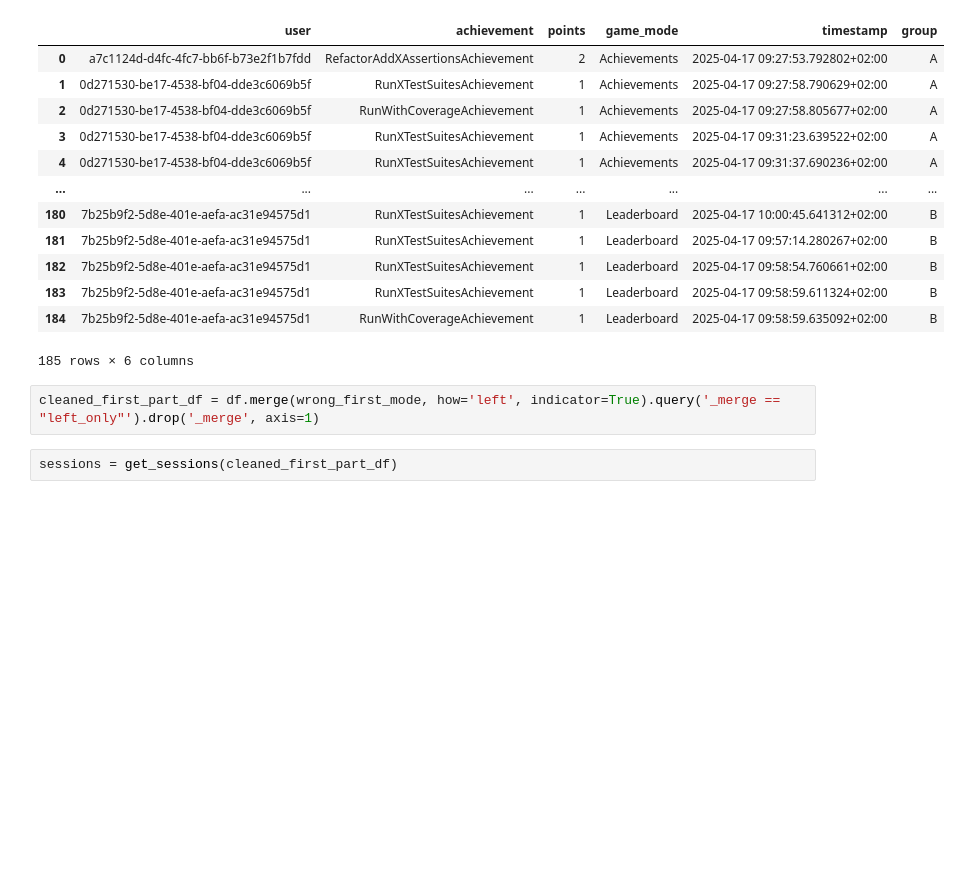
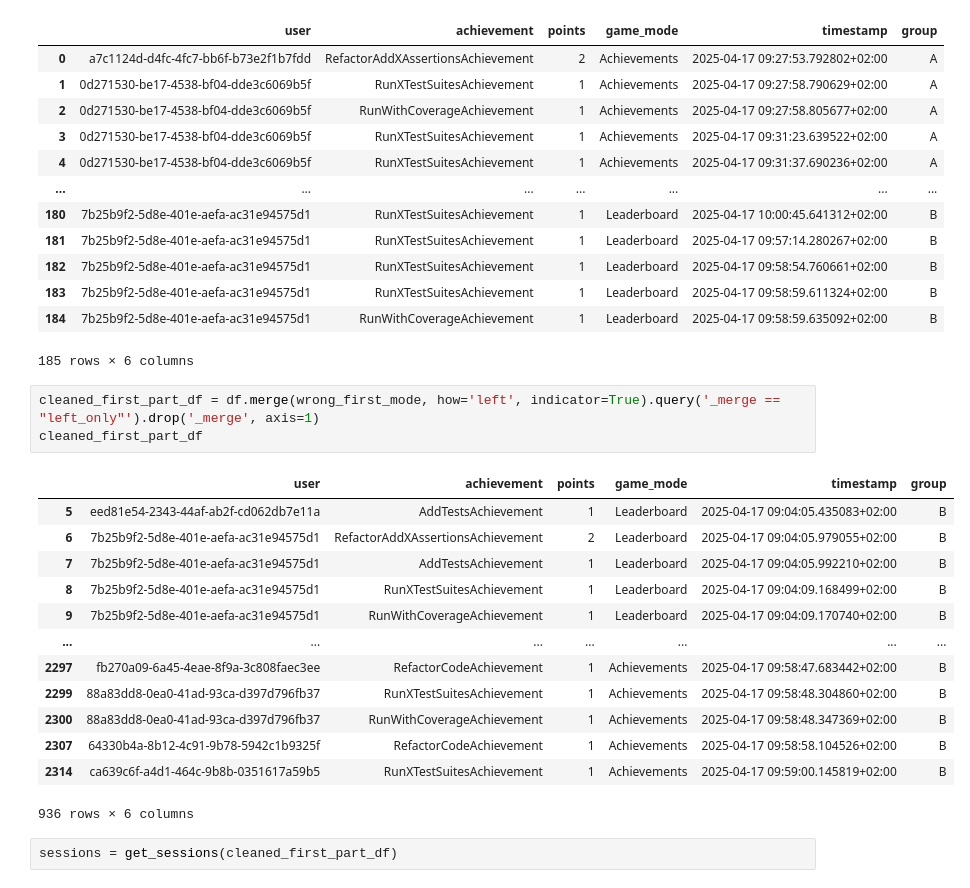
Before and after one commit to ThibBer/MemoireDataAnalytics, a Jupyter notebook: notebooks/arrange data/Database data.ipynb, the cells around one changed output. Drawn from its saved outputs; the diff is of its cells as text; blank space fills up the shorter version.

```diff
--- a/notebooks/arrange data/Database data.ipynb
+++ b/notebooks/arrange data/Database data.ipynb
@@ -158,6 +163,21 @@ Invalid wrong mode activity count : 185
 185 rows × 6 columns
 # %%
 cleaned_first_part_df = df.merge(wrong_first_mode, how='left', indicator=True).query('_merge == "left_only"').drop('_merge', axis=1)
+cleaned_first_part_df
+# %% [output]
+|  | user | achievement | points | game_mode | timestamp | group |
+| 5 | eed81e54-2343-44af-ab2f-cd062db7e11a | AddTestsAchievement | 1 | Leaderboard | 2025-04-17 09:04:05.435083+02:00 | B |
+| 6 | 7b25b9f2-5d8e-401e-aefa-ac31e94575d1 | RefactorAddXAssertionsAchievement | 2 | Leaderboard | 2025-04-17 09:04:05.979055+02:00 | B |
+| 7 | 7b25b9f2-5d8e-401e-aefa-ac31e94575d1 | AddTestsAchievement | 1 | Leaderboard | 2025-04-17 09:04:05.992210+02:00 | B |
+| 8 | 7b25b9f2-5d8e-401e-aefa-ac31e94575d1 | RunXTestSuitesAchievement | 1 | Leaderboard | 2025-04-17 09:04:09.168499+02:00 | B |
+| 9 | 7b25b9f2-5d8e-401e-aefa-ac31e94575d1 | RunWithCoverageAchievement | 1 | Leaderboard | 2025-04-17 09:04:09.170740+02:00 | B |
+| ... | ... | ... | ... | ... | ... | ... |
+| 2297 | fb270a09-6a45-4eae-8f9a-3c808faec3ee | RefactorCodeAchievement | 1 | Achievements | 2025-04-17 09:58:47.683442+02:00 | B |
+| 2299 | 88a83dd8-0ea0-41ad-93ca-d397d796fb37 | RunXTestSuitesAchievement | 1 | Achievements | 2025-04-17 09:58:48.304860+02:00 | B |
+| 2300 | 88a83dd8-0ea0-41ad-93ca-d397d796fb37 | RunWithCoverageAchievement | 1 | Achievements | 2025-04-17 09:58:48.347369+02:00 | B |
+| 2307 | 64330b4a-8b12-4c91-9b78-5942c1b9325f | RefactorCodeAchievement | 1 | Achievements | 2025-04-17 09:58:58.104526+02:00 | B |
+| 2314 | ca639c6f-a4d1-464c-9b8b-0351617a59b5 | RunXTestSuitesAchievement | 1 | Achievements | 2025-04-17 09:59:00.145819+02:00 | B |
+936 rows × 6 columns
 # %%
 sessions = get_sessions(cleaned_first_part_df)
 # %% [markdown]
```
Also changed, not shown: parts of 13 cells of this notebook, 13 other files.
